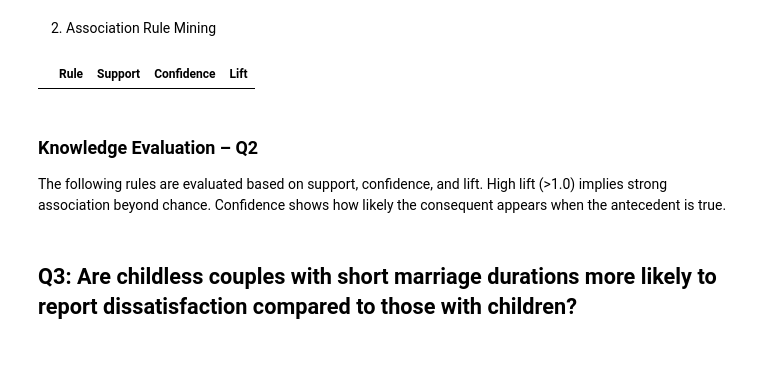
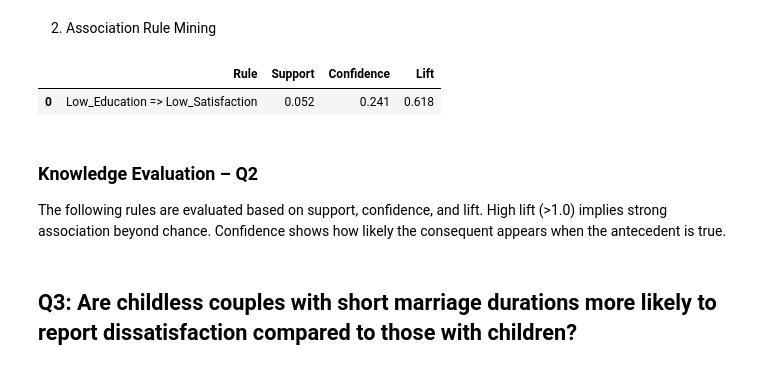
Before and after one commit to JiaJun0207/DataMiningAssignment, a Jupyter notebook: TT2L_G1.ipynb, the cells around one changed output. Saved outputs shown, nothing was run; the diff lists cells and outputs as text; code cells hidden in the pictures.

```diff
--- a/TT2L_G1.ipynb
+++ b/TT2L_G1.ipynb
@@ -115,21 +115,12 @@ df["Pension"] = df["Pension"].fillna(0)
 df["Low_Econ"] = df["Pension"].astype(int) == 0
 df["Low_Satisfaction"] = df["Material_status"] <= 2
 
-
-print("Education value counts:")
-print(df["Education"].value_counts())
-print("\nPension value counts:")
-print(df["Pension"].value_counts(dropna=False))
-
-subset_q2 = df[df["Low_Education"] & df["Low_Econ"]]
-print(f"\n✅ Q2 subset size: {subset_q2.shape[0]}")
-
-if not subset_q2.empty:
-    sns.countplot(x="Low_Satisfaction", data=subset_q2)
-    plt.title("Q2: Low Satisfaction in Low Education & Low Economic Status")
-    plt.xlabel("Low Satisfaction (0 = No, 1 = Yes)")
-    plt.ylabel("Count")
-    plt.show()
-else:
-    print("⚠️ No matching records found for Q2 conditions.")
+df["Low_EduOrEcon"] = df["Low_Education"] | df["Low_Econ"]
+subset_q2 = df[df["Low_EduOrEcon"]]
+print(f"✅ Q2 subset size (Low Education OR Low Economic Status): {subset_q2.shape[0]}")
+sns.countplot(x="Low_Satisfaction", data=subset_q2)
+plt.title("Q2: Low Satisfaction in Low Education OR Low Economic Status")
+plt.xlabel("Low Satisfaction")
+plt.ylabel("Count")
+plt.show()
 # %% [output]
@@ -153,11 +129,12 @@ Name: count, dtype: int64
 # %% [markdown]
 2. Association Rule Mining
 # %%
-transactions_q2 = df.apply(lambda row: [x for x in ["High_Satisfaction", "Comm_High"] if row[x]], axis=1)
+transactions_q2 = df.apply(lambda row: [x for x in ["Low_Satisfaction", "Low_Education", "Low_Econ"] if x in df.columns and bool(row[x])],axis=1)
 rules_q2 = mine_rules(transactions_q2)
 rules_q2.sort_values(by="Lift", ascending=False).head()
 # %% [output]
 |  | Rule | Support | Confidence | Lift |
+| 0 | Low_Education => Low_Satisfaction | 0.052 | 0.241 | 0.618 |
 # %% [markdown]
 ### Knowledge Evaluation – Q2
 The following rules are evaluated based on support, confidence, and lift.
```
Also changed, not shown: parts of 3 cells of this notebook.
